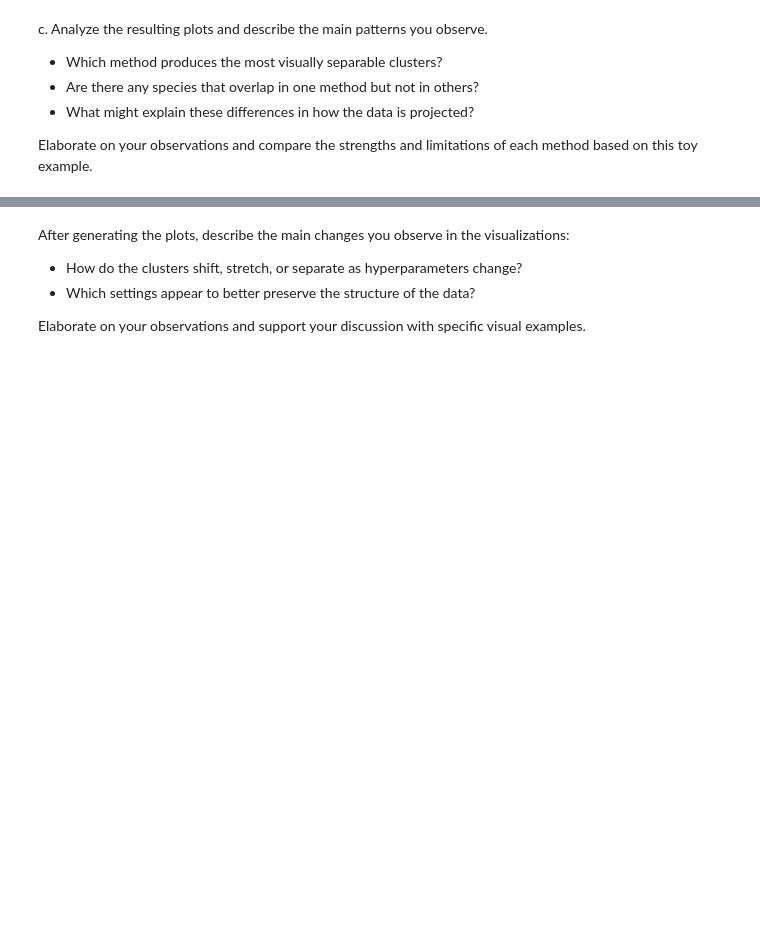
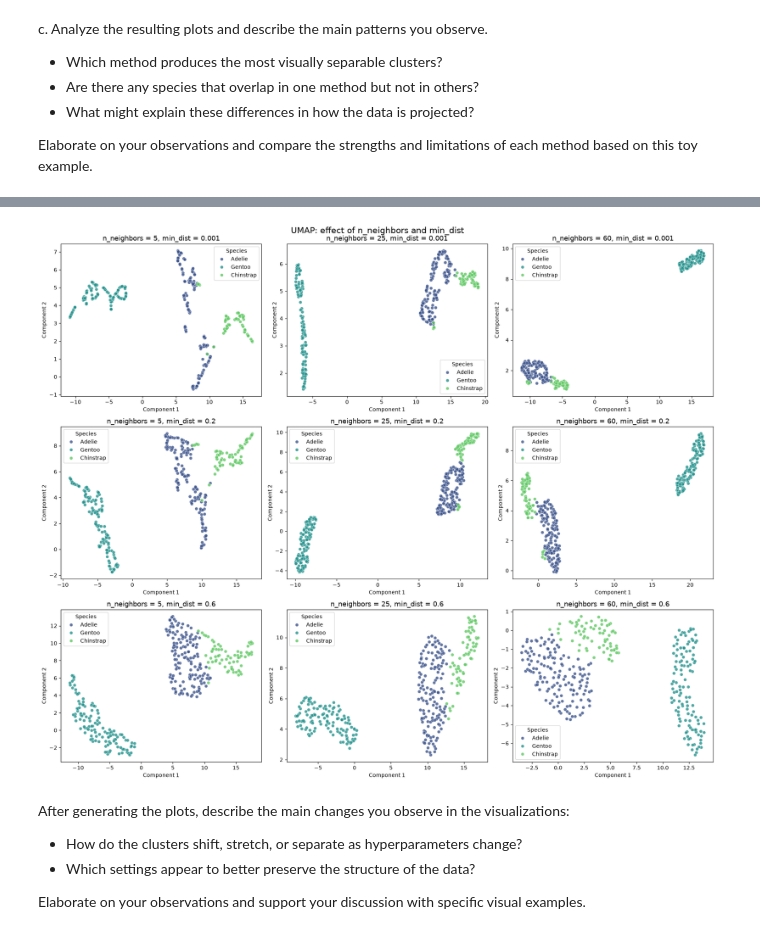
Before and after one commit to MaxGuryan9/tsna-and-umap_DS4021, a Jupyter notebook: 03-tsne-and-umap.ipynb, the cells around one changed output, grey strips where cells are left out. Saved outputs shown, nothing was run; the diff lists cells and outputs as text; code cells hidden in the pictures; blank space fills up the shorter version.

```diff
--- a/03-tsne-and-umap.ipynb
+++ b/03-tsne-and-umap.ipynb
@@ -199,3 +217,31 @@ plt.show()
+# %%
+# UMAP: vary min_dist (rows) x n_neighbors (columns)
+min_dists = [0.001, 0.2, 0.6]
+neighbors = [5, 25, 60]
+configs = list(product(min_dists, neighbors))
+
+fig, axes = plt.subplots(len(min_dists), len(neighbors), figsize=(18, 15))
+
+for ax, (md, n) in zip(axes.flatten(), configs):
+    emb = umap.UMAP(n_components=2, n_neighbors=n, min_dist=md, random_state=42).fit_transform(scaled_features)
+    sns.scatterplot(
+        x=emb[:, 0],
+        y=emb[:, 1],
+        hue=penguins_clean[target],
+        palette="viridis",
+        alpha=0.8,
+        ax=ax
+    )
+    ax.set_title(f"n_neighbors = {n}, min_dist = {md}", fontsize=13)
+    ax.set_xlabel("Component 1")
+    ax.set_ylabel("Component 2")
+    ax.legend(title="Species")
+
+fig.suptitle("UMAP: effect of n_neighbors and min_dist", fontsize=16)
+plt.tight_layout()
+plt.show()
+# %% [output]
+[figure, added]
 # %% [markdown]
 After generating the plots, describe the main changes you observe in the visualizations:
 - How do the clusters shift, stretch, or separate as hyperparameters change?
```
Also changed, not shown: parts of 13 cells of this notebook.
